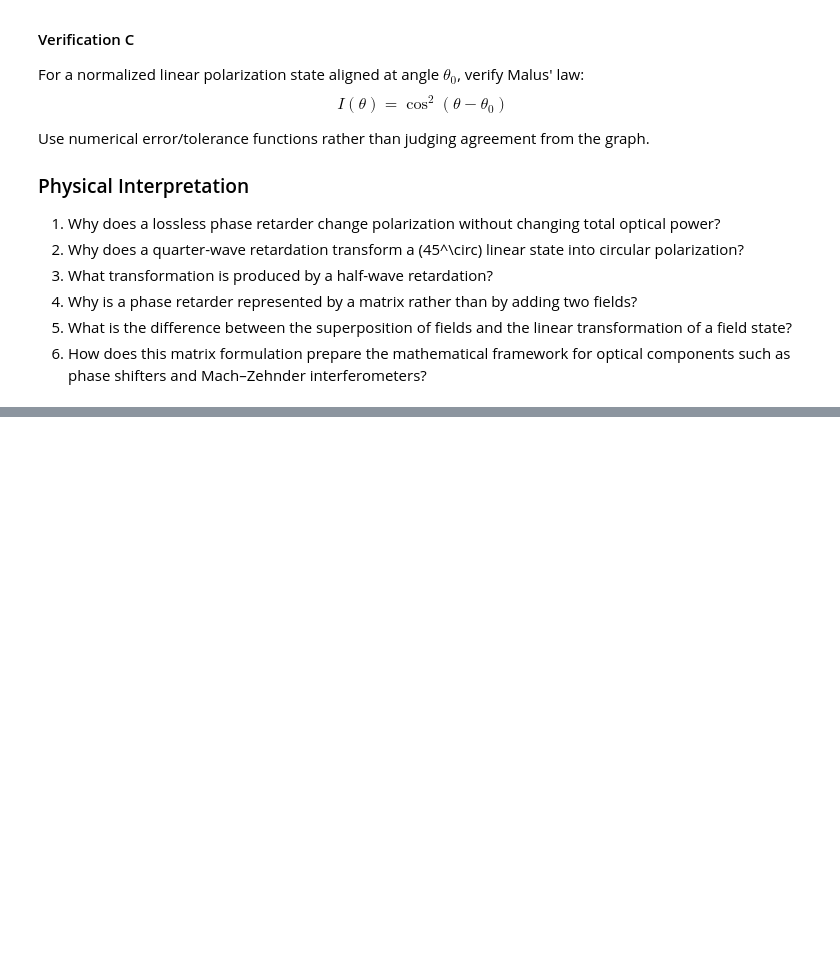
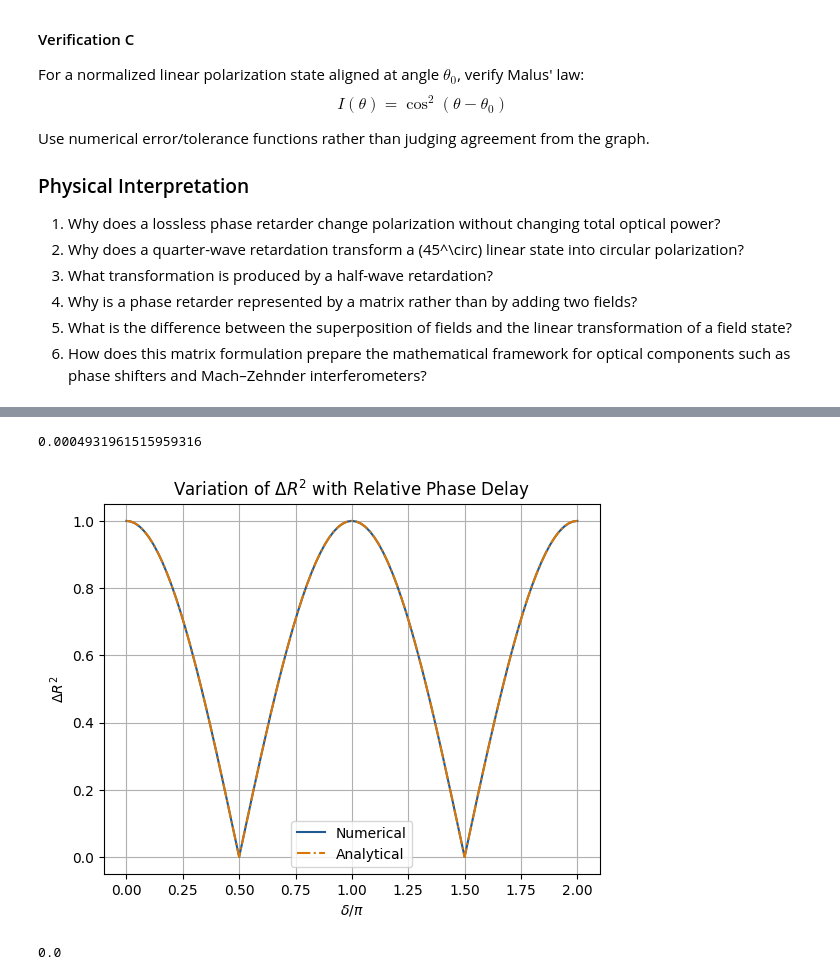
Before and after one commit to hyerim1212/maxwell-to-programmable-photonics, a Jupyter notebook: notebooks/08_wave_superposition_polarization_and_interference.ipynb, the cells around one changed output, grey strips where cells are left out. Drawn from its saved outputs; the diff is of its cells as text; code cells hidden in the pictures; blank space fills up the shorter version.

```diff
--- a/notebooks/08_wave_superposition_polarization_and_interference.ipynb
+++ b/notebooks/08_wave_superposition_polarization_and_interference.ipynb
@@ -896,0 +1000,79 @@ Use numerical error/tolerance functions rather than judging agreement from the g
+# %%
+delta_range = np.linspace(0.0, 2 * np.pi, 201)
+
+E_out = []
+delta_R_squared = []
+
+E_in = 1 / np.sqrt(2) * np.array([
+        [1],
+        [1]], dtype = float)
+
+for d in delta_range :
+
+    J = np.array([
+        [1.0, 0.0],
+        [0.0, np.exp(1j * d)]
+    ], dtype=complex)
+
+    E = J @ E_in
+
+    E_out.append(E)
+
+E_out = np.asarray(E_out)
+
+for d, E in zip(delta_range, E_out):
+
+    E_x_complex = E[0, 0]
+    E_y_complex = E[1, 0]
+
+    E_x = np.real(E_x_complex * np.exp(-1j * phase_time))
+
+    E_y = np.real(E_y_complex * np.exp(-1j * phase_time))
+
+
+    radius = E_x**2 + E_y**2
+
+    delta_R = (np.max(radius) - np.min(radius))
+    delta_R_squared.append(delta_R)
+
+delta_R_squared = np.asarray(delta_R_squared)
+delta_R_squared = np.real(delta_R_squared)
+
+delta_R_squared_analytical = np.abs(np.cos(delta_range))
+
+delta_R_squared_error = absolute_error(
+    delta_R_squared,
+    delta_R_squared_analytical
+)
+
+print(np.max(delta_R_squared_error))
+
+plt.plot(
+    delta_range / np.pi,
+    delta_R_squared,
+    label="Numerical",
+    color=COLORS["numerical"]
+)
+
+plt.plot(
+    delta_range / np.pi,
+    delta_R_squared_analytical,
+    linestyle="-.",
+    label="Analytical",
+    color=COLORS["analytical"]
+)
+
+plt.xlabel(r"$\delta / \pi$")
+plt.ylabel(r"$\Delta R^2$")
+plt.title(r"Variation of $\Delta R^2$ with Relative Phase Delay")
+
+plt.legend()
+plt.grid()
+
+plt.show()
+
+print(np.max(np.abs(np.imag(delta_R_squared))))
+# %% [output]
+0.0004931961515959316
+[figure, added]
+0.0
```
Also changed, not shown: parts of 6 cells of this notebook.
